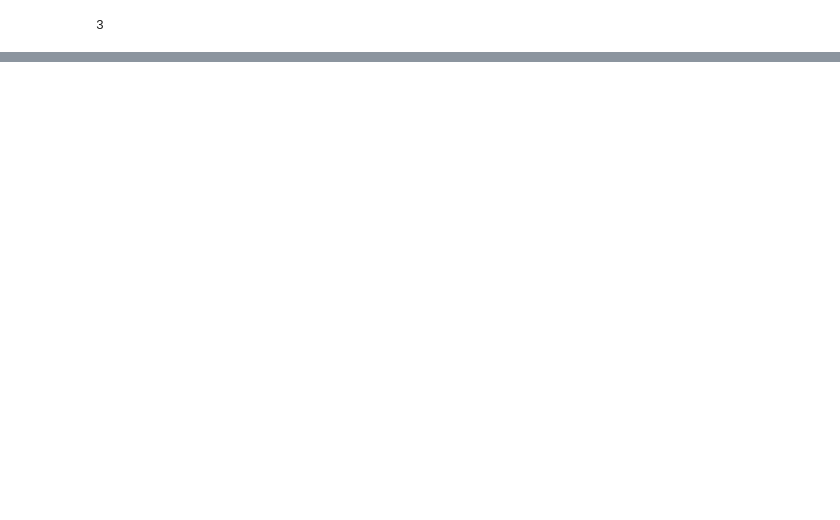
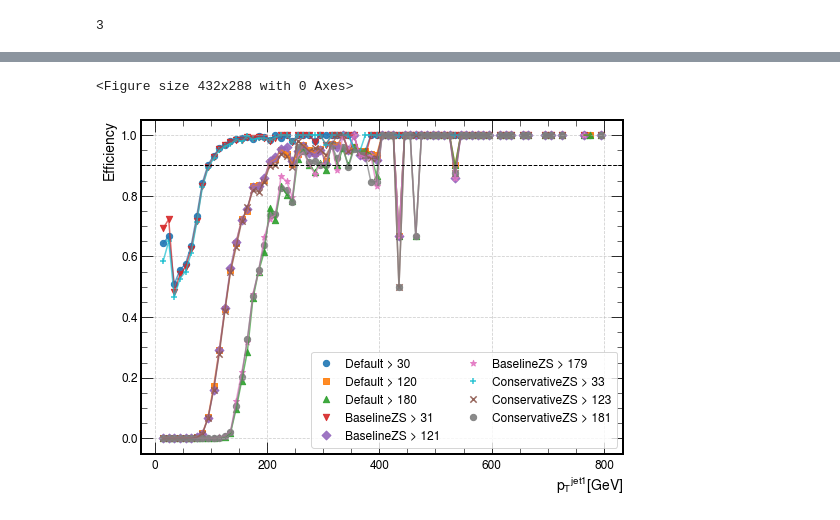
Before and after one commit to dharmendergaur/L1T_fixRateEff, a Jupyter notebook: script_jet1.ipynb, the cells around one changed output, grey strips where cells are left out. Saved outputs shown, nothing was run; the diff lists cells and outputs as text; code cells hidden in the pictures; blank space fills up the shorter version.

```diff
--- a/script_jet1.ipynb
+++ b/script_jet1.ipynb
@@ -41,7 +41,7 @@ finalpath="0003/"
 
 sigPaths  = ["default/Muon0/jetMET24I/250228_195726/", "baseline/Muon0/jetMET24I/250228_195617/", "conservative/Muon0/jetMET24I/250228_195652/"]
 bkgPaths  = ["default/ZeroBias/jetMET24I/250301_183717/", "baseline/ZeroBias/jetMET24I/250301_183552/", "conservative/ZeroBias/jetMET24I/250301_183634/"]
-
+fileName = "nano*.root"
 
 
 inputFormat = 'nano'     # nanoAOD
@@ -50,10 +50,10 @@ inputFormat = 'nano'     # nanoAOD
 sigName = "zmu"
 bkgName = "zb"
 
-writeDir = "./data_jjet1/"
+writeDir = "./data/"
 
 # fileName = "/eos/home-d/ddharmen/JEC/CMSSW_14_1_4_patch1/src/JETMET/zerobias_perf_raw_test/default/nano*.root"
-fileName = "nano_*.root"
+fileName = "nano_30*.root"
 # fileName = "nano_99.root"
 
 sigFiles = [glob.glob(rootDir + zmumu + path + finalpath + fileName) for path in sigPaths]
@@ -190,6 +195,8 @@ plt.tight_layout()
 plt.savefig("plots/JET_jet1_rates.pdf", format="pdf")
 plt.clf()
 plt.show()
+# %% [output]
+<Figure size 432x288 with 0 Axes>
 # %%
 import matplotlib.pyplot as plt
 from itertools import cycle
@@ -205,7 +212,7 @@ plt.figure(figsize=(8, 6))  # Increase figure size
 
 for sig_df, l1Label, l1JETThresholds in zip(sig_dfs, l1Labels, l1JETThresholdsArr):
     for l1JETThreshold in l1JETThresholds:
-        eff_data, xvals, err = plotting.efficiency(sig_df[l1Label], sig_df['PuppiMETNoMu'], l1JETThreshold,40, 1000)
+        eff_data, xvals, err = plotting.efficiency(sig_df[l1Label], sig_df['PuppiMET'], l1JETThreshold,10, 800)
 
         color = next(colors)
         marker = next(markers)
@@ -213,30 +220,32 @@ for sig_df, l1Label, l1JETThresholds in zip(sig_dfs, l1Labels, l1JETThresholdsAr
         # Scatter plot for exact points
         plt.scatter(xvals, eff_data,
                     label=f"{l1Label} > {l1JETThreshold}",
                     marker=marker,
                     color=color,
                     s=40,  # Increase marker size
                     alpha=0.9)  # Transparency for better readability
 
         # Line plot to connect points
         plt.plot(xvals, eff_data,
                  linestyle='-',  # Solid line
                  color=color,
                  alpha=0.7,  # Slight transparency
                  linewidth=1.5)  # Moderate line width
 
 # Reference line at 95% efficiency
 plt.axhline(0.90, linestyle='--', color='black', linewidth=1)
 
 # Formatting
 plt.legend(fontsize=12, loc='lower right', ncol=2, frameon=True)  # Adjust legend
 plt.xlabel(r'p${_T}^{jet1}$[GeV]', fontsize=14)
 plt.ylabel('Efficiency', fontsize=14)
 plt.grid(True, linestyle='--', alpha=0.6)  # Add a light grid
 plt.xticks(fontsize=12)
 plt.yticks(fontsize=12)
 plt.tight_layout()
 
 # Save the figure
 plt.savefig("plots/Jet1_eff.pdf", format="pdf", dpi=300)  # Higher DPI for clarity
 plt.show()  # Show instead of clearing immediately
+# %% [output]
+[figure, added]
```
Also changed, not shown: parts of 3 cells of this notebook, 5 other files.
